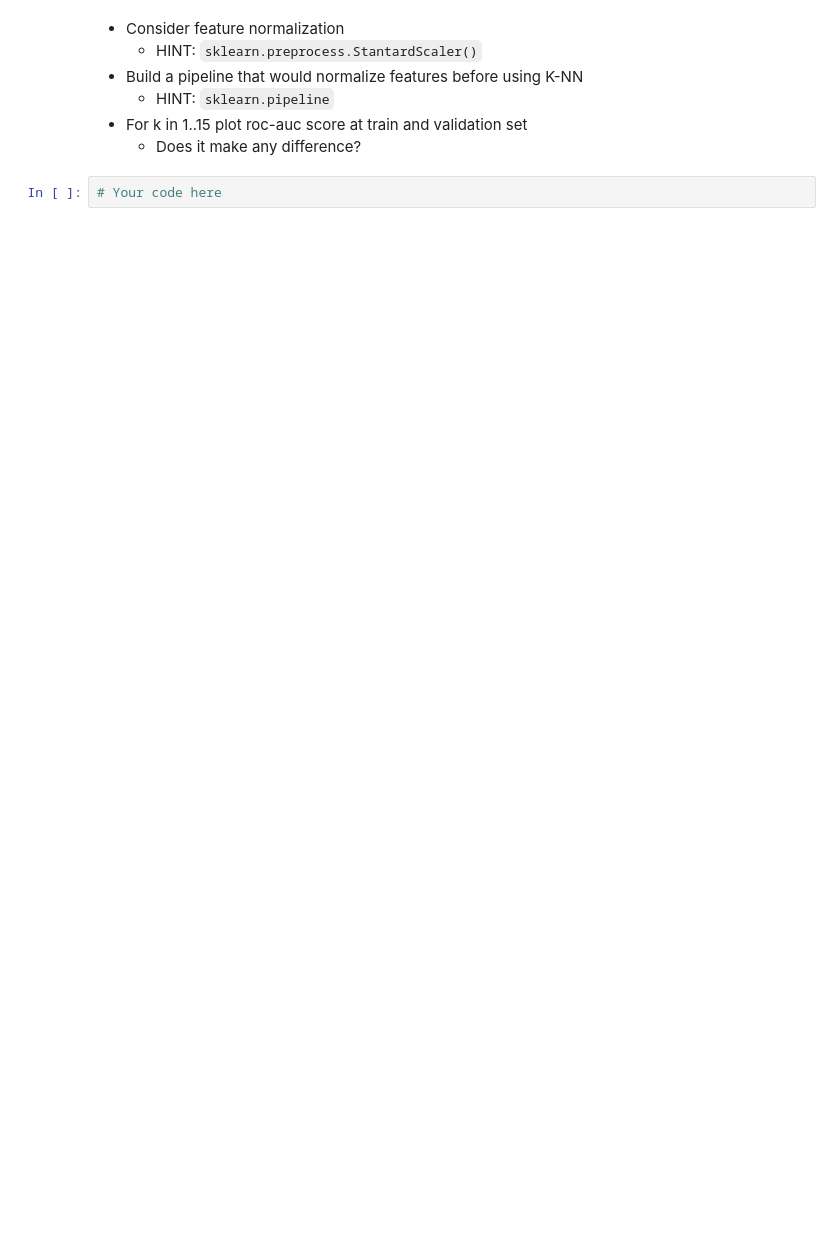
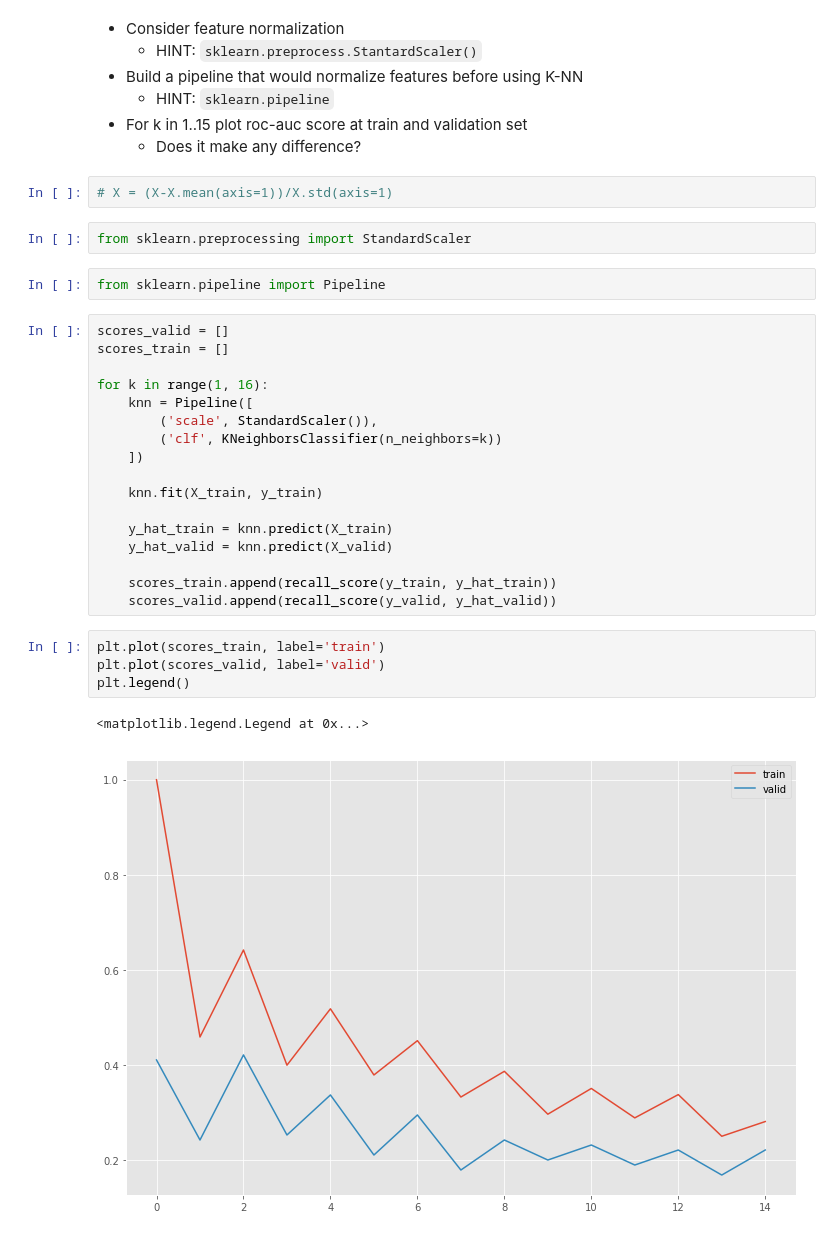
Before and after one commit to shestakoff/hse_se_ml, a Jupyter notebook: 2018/seminar-knn/seminar-knn-proc.ipynb, the cells around one changed output. Drawn from its saved outputs; the diff is of its cells as text; blank space fills up the shorter version.

```diff
--- a/2018/seminar-knn/seminar-knn-proc.ipynb
+++ b/2018/seminar-knn/seminar-knn-proc.ipynb
@@ -322,5 +424,33 @@ plt.legend()
     * HINT: `sklearn.pipeline`
 * For k in 1..15 plot roc-auc score at train and validation set
     * Does it make any difference?
-# %%
-# Your code here
+# %%
+# X = (X-X.mean(axis=1))/X.std(axis=1)
+# %%
+from sklearn.preprocessing import StandardScaler
+# %%
+from sklearn.pipeline import Pipeline
+# %%
+scores_valid = []
+scores_train = []
+
+for k in range(1, 16):
+    knn = Pipeline([
+        ('scale', StandardScaler()),
+        ('clf', KNeighborsClassifier(n_neighbors=k))
+    ])
+
+    knn.fit(X_train, y_train)
+
+    y_hat_train = knn.predict(X_train)
+    y_hat_valid = knn.predict(X_valid)
+
+    scores_train.append(recall_score(y_train, y_hat_train))
+    scores_valid.append(recall_score(y_valid, y_hat_valid))
+# %%
+plt.plot(scores_train, label='train')
+plt.plot(scores_valid, label='valid')
+plt.legend()
+# %% [output]
+<matplotlib.legend.Legend at 0x...>
+[figure, added]
```
Also changed, not shown: parts of 24 cells of this notebook.
